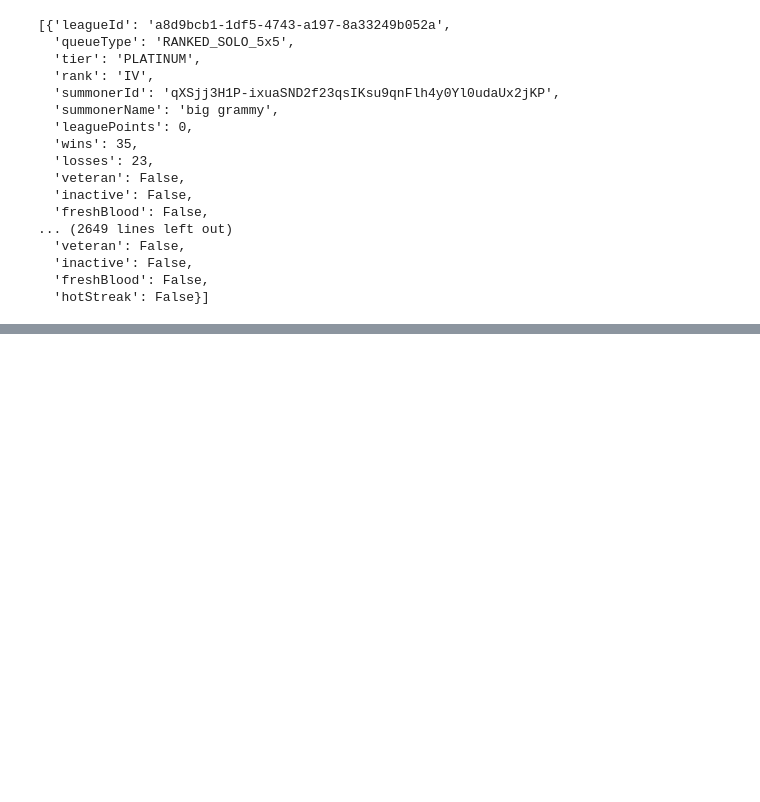
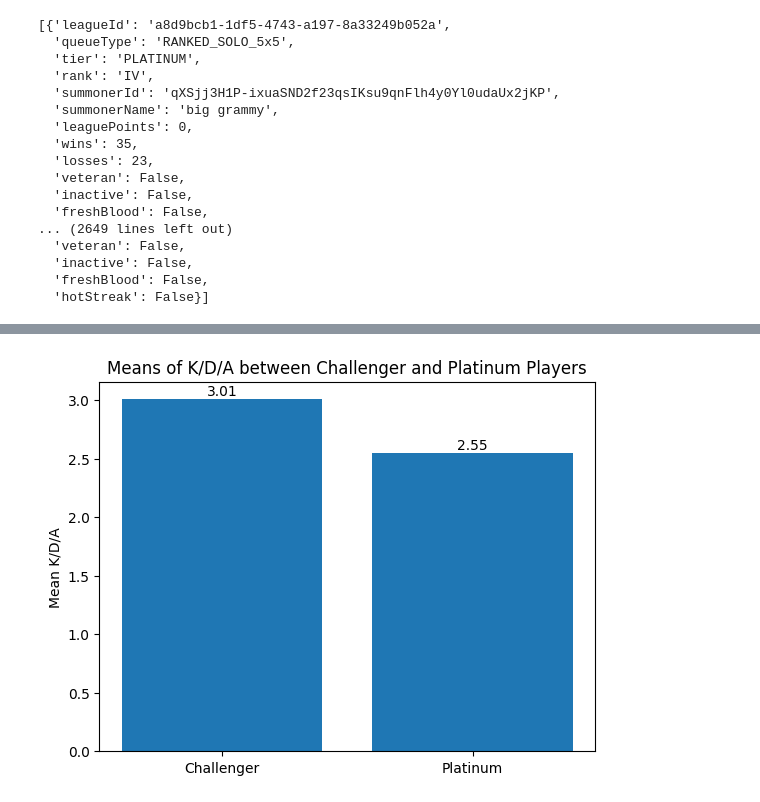
Before and after one commit to cc81972/STA141B, a Jupyter notebook: final_project/final_proj.ipynb, the cells around one changed output, grey strips where cells are left out. Drawn from its saved outputs; the diff is of its cells as text; code cells hidden in the pictures; blank space fills up the shorter version.

```diff
--- a/final_project/final_proj.ipynb
+++ b/final_project/final_proj.ipynb
@@ -286,0 +212,14 @@ len(full_id)
+# %%
+#Plot for K/D/A
+challenger_kda = challenger_players_df['K/D/A'].mean()
+plat_kda = plat_players_df['K/D/A'].mean()
+fig, ax = plt.subplots()
+bars = ax.bar(['Challenger', 'Platinum'], [challenger_kda, plat_kda])
+for bar in bars:
+    yval = bar.get_height()
+    ax.text(bar.get_x() + bar.get_width()/2, yval + 0.005, round(yval, 2), ha='center', va='bottom')
+plt.ylabel('Mean K/D/A')
+plt.title('Means of K/D/A between Challenger and Platinum Players')
+plt.show()
+# %% [output]
+[figure, added]
```
Also changed, not shown: parts of 22 cells of this notebook, 1 other file.
